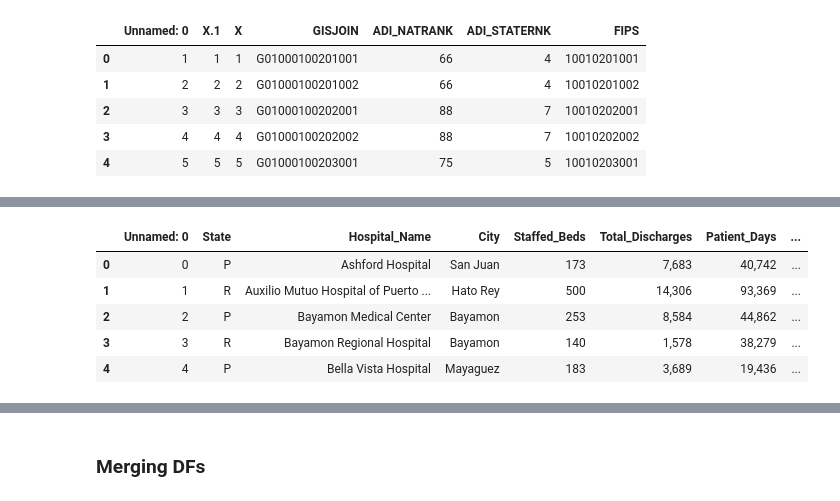
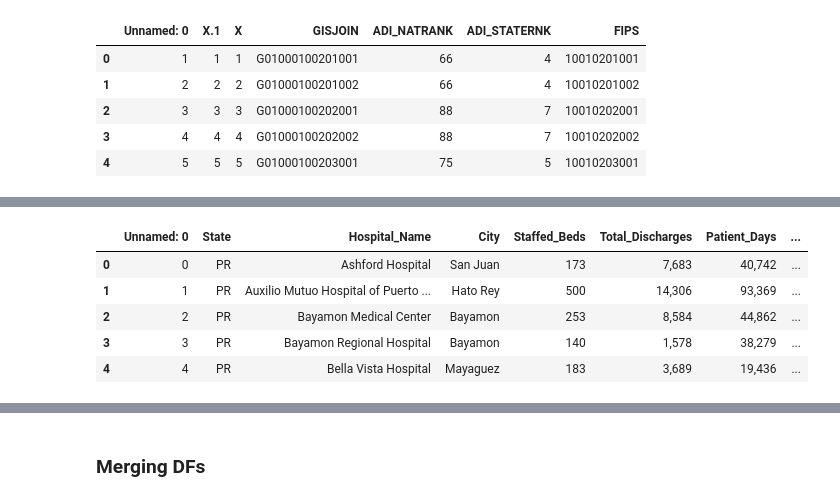
Before and after one commit to jaclynchiu7/HMS-MGH-Capstone-Project, a Jupyter notebook: data_processing/combine_states.ipynb, the cells around one changed output, grey strips where cells are left out. Saved outputs shown, nothing was run; the diff lists cells and outputs as text; code cells hidden in the pictures.

```diff
--- a/data_processing/combine_states.ipynb
+++ b/data_processing/combine_states.ipynb
@@ -19,17 +19,15 @@ df_adi.head()
 | 4 | 5 | 5 | 5 | G01000100203001 | 75 | 5 | 10010203001 |
 # %%
 # AHD AK to IA
-ahd_path = 'D:/UCLA/Capstone/HMS-MGH-Capstone-Project/datasets/AHD_Data/Alaska_to_Iowa/'
-full_path = os.path.join(ahd_path, '*.csv')
 
 all_ahd_files = glob.glob('D:/UCLA/Capstone/HMS-MGH-Capstone-Project/datasets/AHD_Data/AK_to_IA/' + "*.csv")
 all_ahd_files = [f.replace("\\", "/") for f in all_ahd_files]
 
-ahd_AK_IA_dfs = []
+ahd_AK_to_IA_dfs = []
 for filename in all_ahd_files:
     df = pd.read_csv(filename)
-    ahd_AK_IA_dfs.append(df)
+    ahd_AK_to_IA_dfs.append(df)
 
-ahd_AK_IA_dfs[0].head()
+ahd_AK_to_IA_dfs[0].head()
 # %% [output]
 |  | Unnamed: 0 | State | Hospital_Name | City | Staffed_Beds | Total_Discharges | Patient_Days | ... |
@@ -61,0 +58,12 @@ ahd_ID_to_MP_dfs[0].head()
+# %%
+# AHD MS to PA
+
+all_ahd_files = glob.glob('D:/UCLA/Capstone/HMS-MGH-Capstone-Project/datasets/AHD_Data/MS_to_PA/' + "*.csv")
+all_ahd_files = [f.replace("\\", "/") for f in all_ahd_files]
+
+ahd_MS_to_PA_dfs = []
+for filename in all_ahd_files:
+    df = pd.read_csv(filename)
+    ahd_MS_to_PA_dfs.append(df)
+
+ahd_MS_to_PA_dfs[0].head()
@@ -62,24 +77,22 @@ ahd_ID_to_MP_dfs[0].head()
 # %%
 # AHD PR to WY
-ahd_path = 'D:/UCLA/Capstone/HMS-MGH-Capstone-Project/datasets/AHD_Data/ID_to_MP/'
-full_path = os.path.join(ahd_path, '*.csv')
 
 all_ahd_files = glob.glob('D:/UCLA/Capstone/HMS-MGH-Capstone-Project/datasets/AHD_Data/PR_to_WY/' + "*.csv")
 all_ahd_files = [f.replace("\\", "/") for f in all_ahd_files]
 
 ahd_PR_to_WY_dfs = []
 for filename in all_ahd_files:
     df = pd.read_csv(filename)
     ahd_PR_to_WY_dfs.append(df)
 
 ahd_PR_to_WY_dfs[0].head()
 # %% [output]
 |  | Unnamed: 0 | State | Hospital_Name | City | Staffed_Beds | Total_Discharges | Patient_Days | ... |
-| 0 | 0 | P | Ashford Hospital | San Juan | 173 | 7,683 | 40,742 | ... |
-| 1 | 1 | R | Auxilio Mutuo Hospital of Puerto ... | Hato Rey | 500 | 14,306 | 93,369 | ... |
-| 2 | 2 | P | Bayamon Medical Center | Bayamon | 253 | 8,584 | 44,862 | ... |
-| 3 | 3 | R | Bayamon Regional Hospital | Bayamon | 140 | 1,578 | 38,279 | ... |
-| 4 | 4 | P | Bella Vista Hospital | Mayaguez | 183 | 3,689 | 19,436 | ... |
+| 0 | 0 | PR | Ashford Hospital | San Juan | 173 | 7,683 | 40,742 | ... |
+| 1 | 1 | PR | Auxilio Mutuo Hospital of Puerto ... | Hato Rey | 500 | 14,306 | 93,369 | ... |
+| 2 | 2 | PR | Bayamon Medical Center | Bayamon | 253 | 8,584 | 44,862 | ... |
+| 3 | 3 | PR | Bayamon Regional Hospital | Bayamon | 140 | 1,578 | 38,279 | ... |
+| 4 | 4 | PR | Bella Vista Hospital | Mayaguez | 183 | 3,689 | 19,436 | ... |
 # %%
 # State Covid Cases
 df_cases = pd.read_csv('D:/UCLA/Capstone/HMS-MGH-Capstone-Project/datasets/covid_data/us_state_confirmed_case.csv')
```
Also changed, not shown: parts of 11 cells of this notebook, 1 other file.
